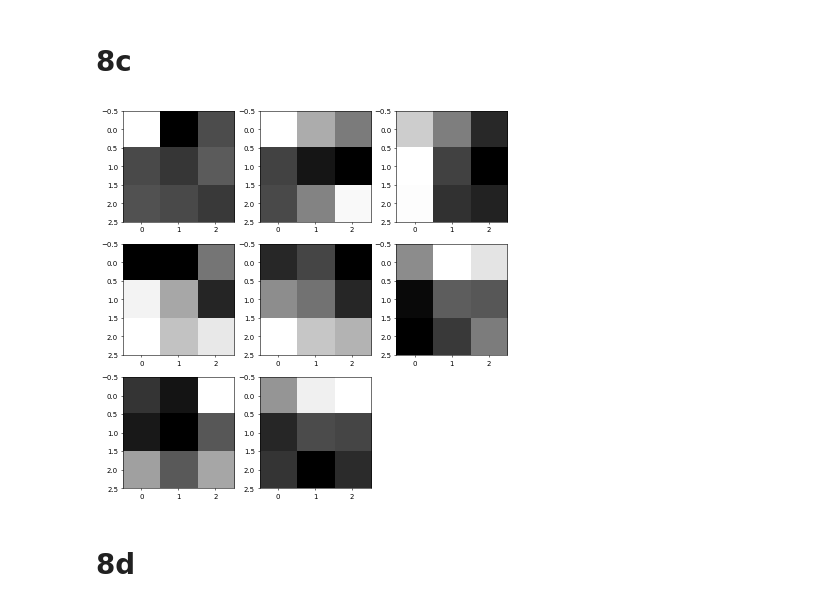
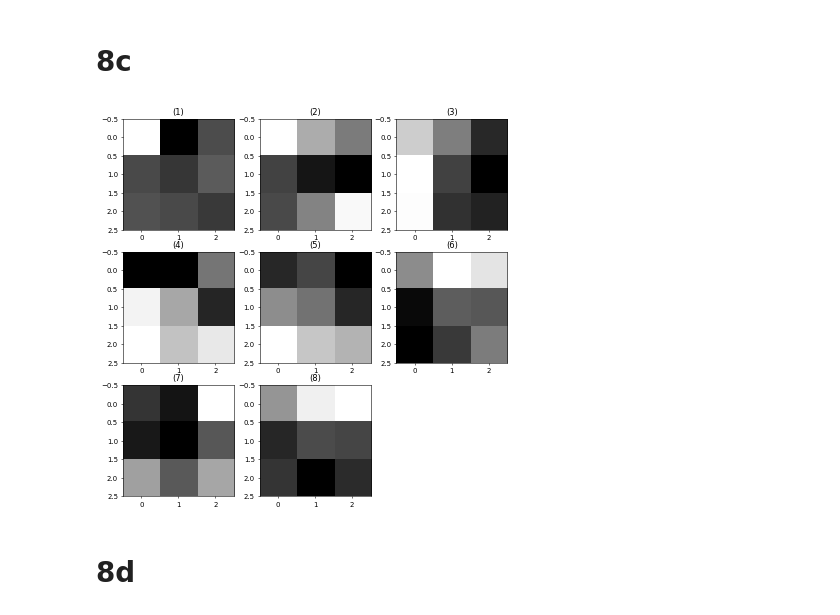
Before and after one commit to ruillercoaster/caltech-ee148-spring2020-hw03, a Jupyter notebook: plot.ipynb, the cells around one changed output. Saved outputs shown, nothing was run; the diff lists cells and outputs as text; code cells hidden in the pictures.

```diff
--- a/plot.ipynb
+++ b/plot.ipynb
@@ -329,17 +329,18 @@ for i in range(9):
 # %%
 plt.figure(figsize=(10,10),dpi=50)
 for i in range(8):
     plt.subplot(3,3,i+1)
 
     kernel = np.empty((3,3))
     for j in range(3):
         for k in range(3):
             kernel[j,k] = kernels[i][0][j][k].item()
 
     plt.imshow(kernel,cmap='gray_r')
+    plt.title('(%d)'%(i+1))
 plt.savefig('./figures/kernels.png')
 # %% [output]
-[figure, old version]
+[figure, new version]
 # %% [markdown]
 # 8d
 # %%
```
Also changed, not shown: parts of 1 cell of this notebook, 3 other files.
